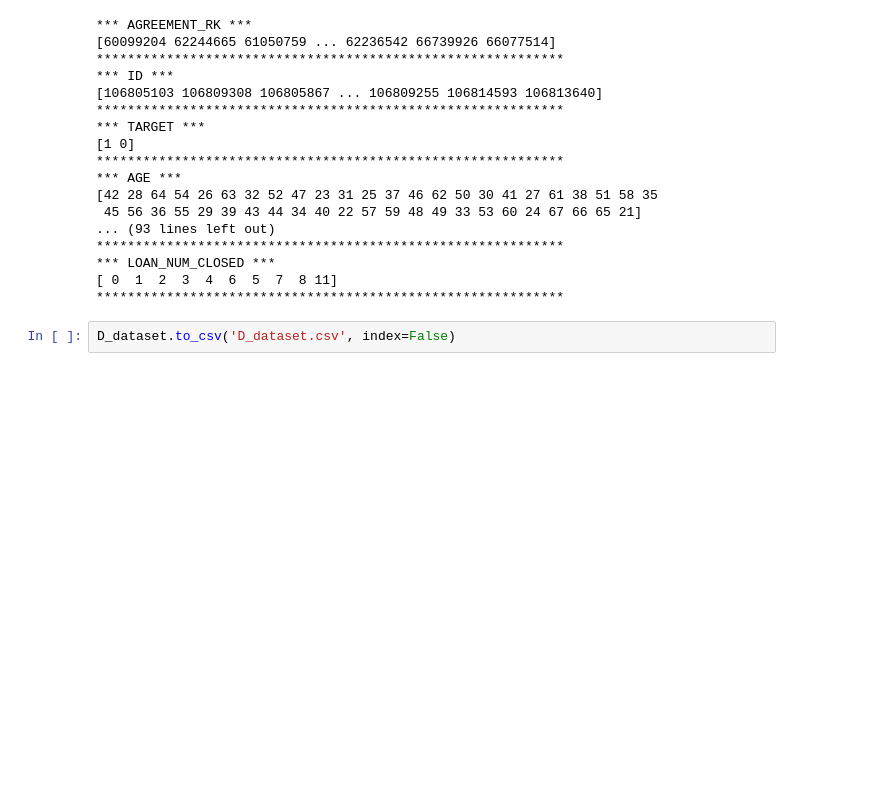
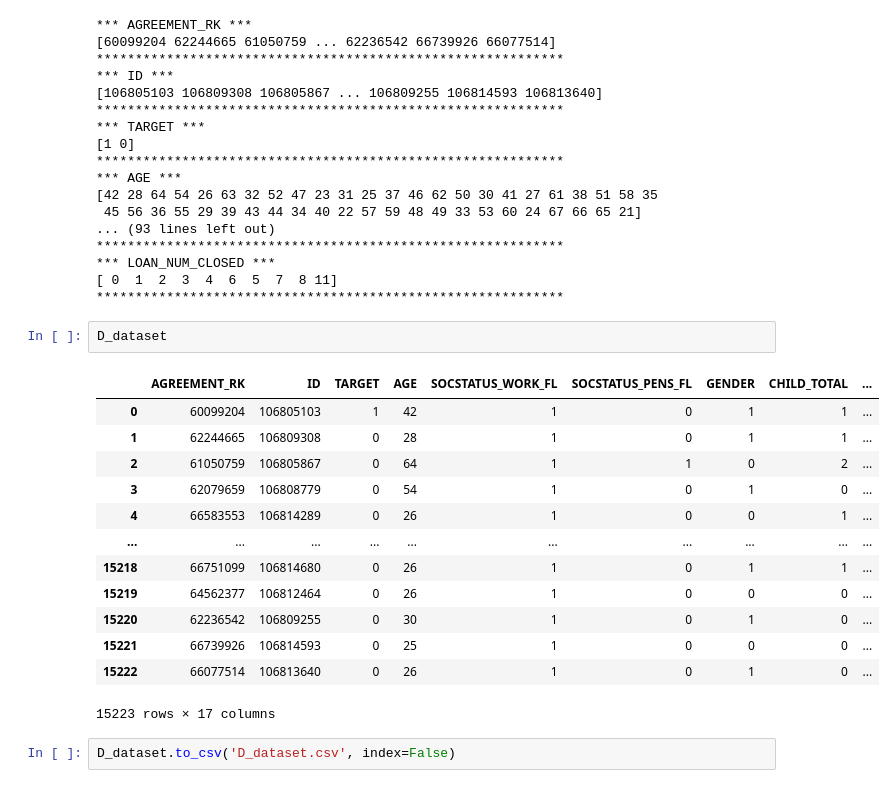
Before and after one commit to xenahkar/streamlit_eda, a Jupyter notebook: BD_homework.ipynb, the cells around one changed output. Saved outputs shown, nothing was run; the diff lists cells and outputs as text; blank space fills up the shorter version.

```diff
--- a/BD_homework.ipynb
+++ b/BD_homework.ipynb
@@ -350,6 +350,22 @@ for c in D_dataset.columns:
 *** LOAN_NUM_CLOSED ***
 [ 0  1  2  3  4  6  5  7  8 11]
 ************************************************************
+# %%
+D_dataset
+# %% [output]
+|  | AGREEMENT_RK | ID | TARGET | AGE | SOCSTATUS_WORK_FL | SOCSTATUS_PENS_FL | GENDER | CHILD_TOTAL | ... |
+| 0 | 60099204 | 106805103 | 1 | 42 | 1 | 0 | 1 | 1 | ... |
+| 1 | 62244665 | 106809308 | 0 | 28 | 1 | 0 | 1 | 1 | ... |
+| 2 | 61050759 | 106805867 | 0 | 64 | 1 | 1 | 0 | 2 | ... |
+| 3 | 62079659 | 106808779 | 0 | 54 | 1 | 0 | 1 | 0 | ... |
+| 4 | 66583553 | 106814289 | 0 | 26 | 1 | 0 | 0 | 1 | ... |
+| ... | ... | ... | ... | ... | ... | ... | ... | ... | ... |
+| 15218 | 66751099 | 106814680 | 0 | 26 | 1 | 0 | 1 | 1 | ... |
+| 15219 | 64562377 | 106812464 | 0 | 26 | 1 | 0 | 0 | 0 | ... |
+| 15220 | 62236542 | 106809255 | 0 | 30 | 1 | 0 | 1 | 0 | ... |
+| 15221 | 66739926 | 106814593 | 0 | 25 | 1 | 0 | 0 | 0 | ... |
+| 15222 | 66077514 | 106813640 | 0 | 26 | 1 | 0 | 1 | 0 | ... |
+15223 rows × 17 columns
 # %%
 D_dataset.to_csv('D_dataset.csv', index=False)
 # %% [markdown]
```
